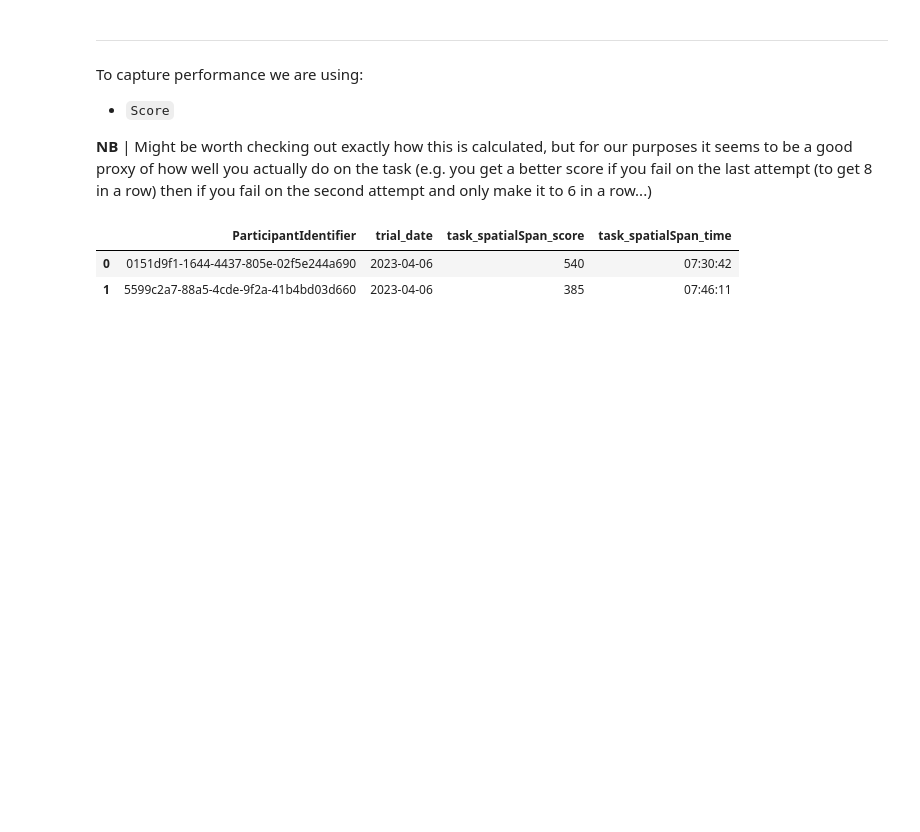
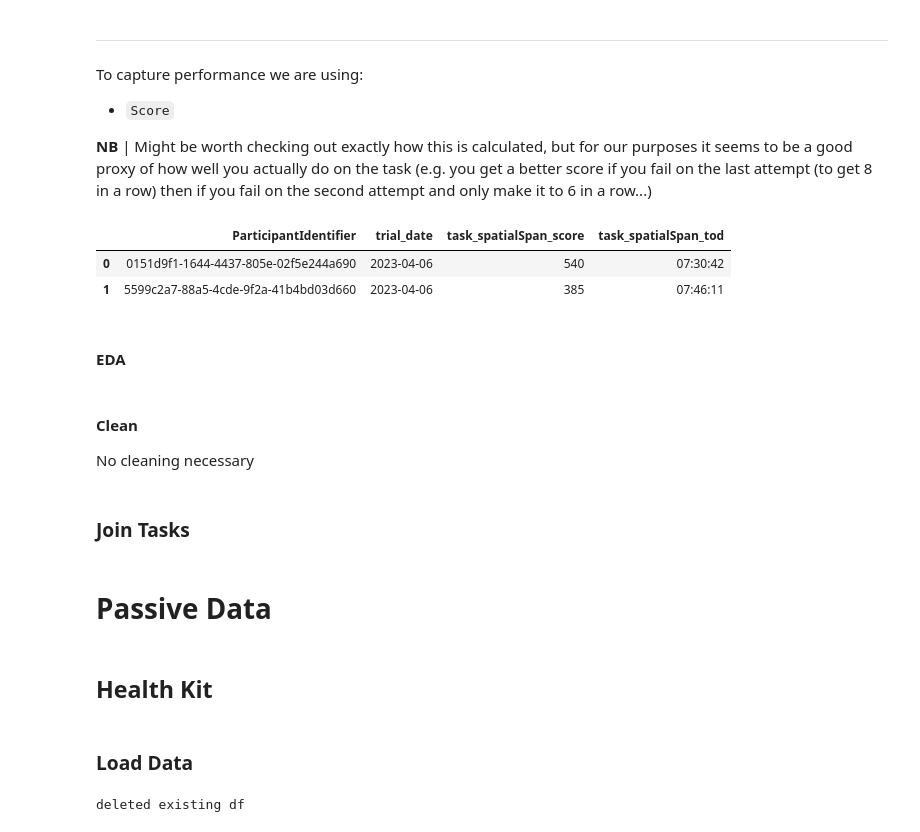
Before and after one commit to danieljwilson/3_3_experience_sampling, a Jupyter notebook: 3_3_3_data_analysis/01_data munge/01_1_process_data.ipynb, the cells around one changed output. Saved outputs shown, nothing was run; the diff lists cells and outputs as text; code cells hidden in the pictures; blank space fills up the shorter version.

```diff
--- a/3_3_3_data_analysis/01_data munge/01_1_process_data.ipynb
+++ b/3_3_3_data_analysis/01_data munge/01_1_process_data.ipynb
@@ -3223,13 +3220,15 @@ To capture performance we are using:
 # %%
 # assign new column with accuracy value
 df = df.assign(task_spatialSpan_score=lambda x: x.Score,
-               task_spatialSpan_time=lambda x: x.time
+               task_spatialSpan_tod=lambda x: x.time
               )
 
 # keep relevant columns
-spatialSpan_df = df[['ParticipantIdentifier', 'trial_date', 'task_spatialSpan_score', 'task_spatialSpan_time']]
+spatialSpan_df = df[['ParticipantIdentifier', 'trial_date', 'task_spatialSpan_score', 'task_spatialSpan_tod']]
 spatialSpan_df.head(2)
 # %% [output]
-|  | ParticipantIdentifier | trial_date | task_spatialSpan_score | task_spatialSpan_time |
+|  | ParticipantIdentifier | trial_date | task_spatialSpan_score | task_spatialSpan_tod |
 | 0 | 0151d9f1-1644-4437-805e-02f5e244a690 | 2023-04-06 | 540 | 07:30:42 |
 | 1 | 5599c2a7-88a5-4cde-9f2a-41b4bd03d660 | 2023-04-06 | 385 | 07:46:11 |
+# %% [markdown]
+#### EDA
@@ -3235,0 +3238,19 @@ spatialSpan_df.head(2)
+# %% [markdown]
+#### Clean
+
+No cleaning necessary
+# %% [markdown]
+### Join Tasks
+# %% [markdown]
+# Passive Data
+# %% [markdown]
+## Health Kit
+# %% [markdown]
+### Load Data
+# %%
+# erase df if it already exists
+if 'df' in globals():
+    del(df)
+    print('deleted existing df')
+# %% [output]
+deleted existing df
```
Also changed, not shown: parts of 58 cells of this notebook, 2 other files.
